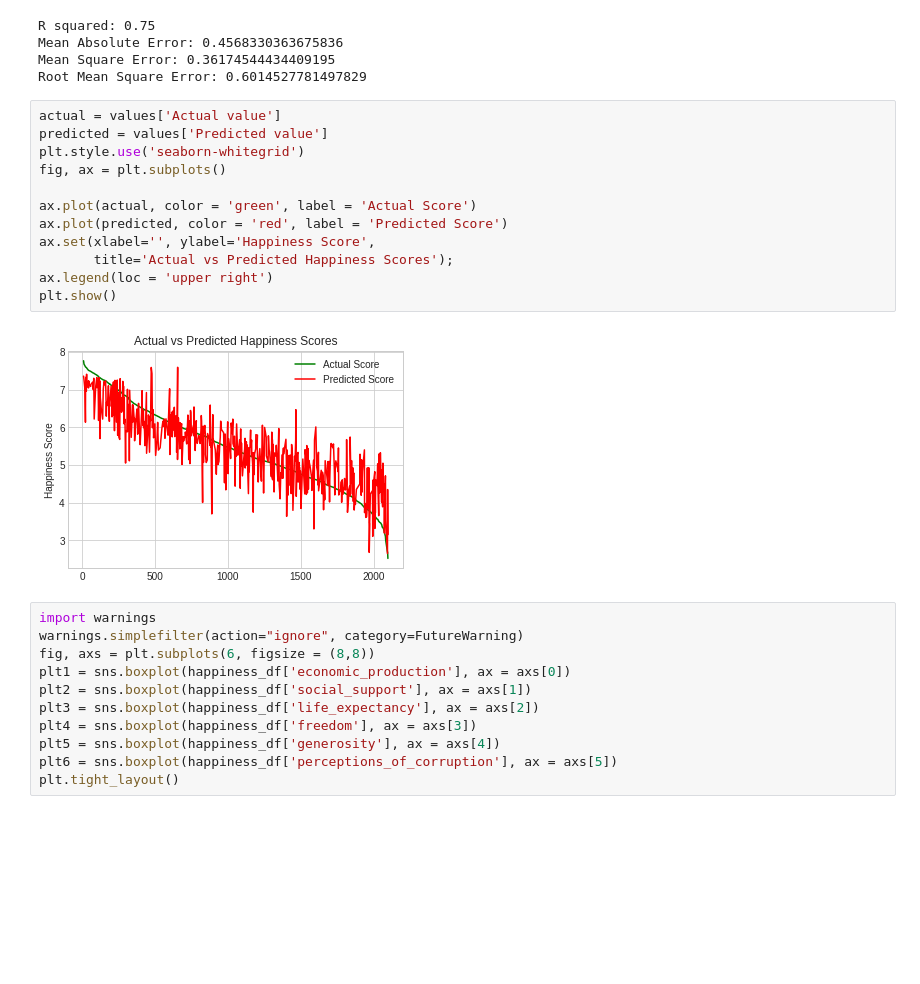
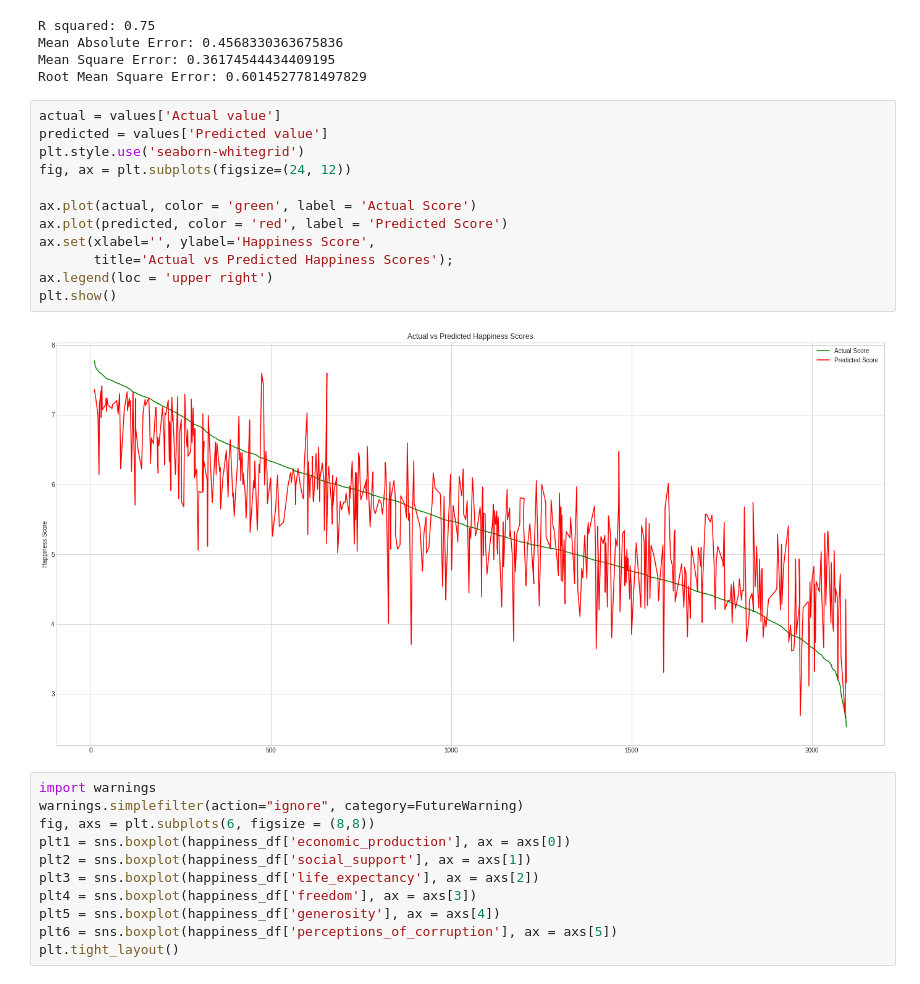
Before and after one commit to Wavelydavely/World_Happiness_Report, a Jupyter notebook: segment2final.ipynb, the cells around one changed output. Saved outputs shown, nothing was run; the diff lists cells and outputs as text; blank space fills up the shorter version.

```diff
--- a/segment2final.ipynb
+++ b/segment2final.ipynb
@@ -129,17 +129,17 @@ Root Mean Square Error: 0.6014527781497829
 # %%
 actual = values['Actual value']
 predicted = values['Predicted value']
 plt.style.use('seaborn-whitegrid')
-fig, ax = plt.subplots()
+fig, ax = plt.subplots(figsize=(24, 12))
 
 ax.plot(actual, color = 'green', label = 'Actual Score')
 ax.plot(predicted, color = 'red', label = 'Predicted Score')
 ax.set(xlabel='', ylabel='Happiness Score',
        title='Actual vs Predicted Happiness Scores');
 ax.legend(loc = 'upper right')
 plt.show()
 # %% [output]
-[figure, old version]
+[figure, new version]
 # %%
 import warnings
 warnings.simplefilter(action="ignore", category=FutureWarning)
```
Also changed, not shown: parts of 2 cells of this notebook.
